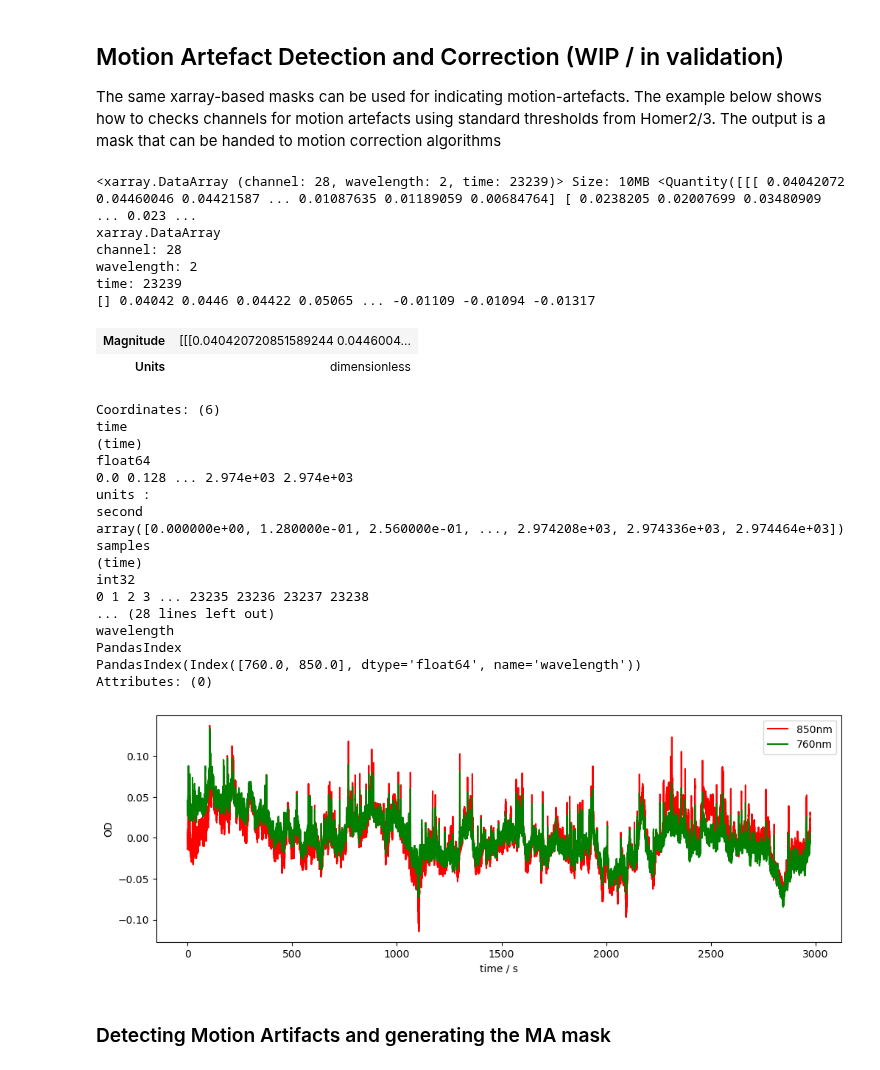
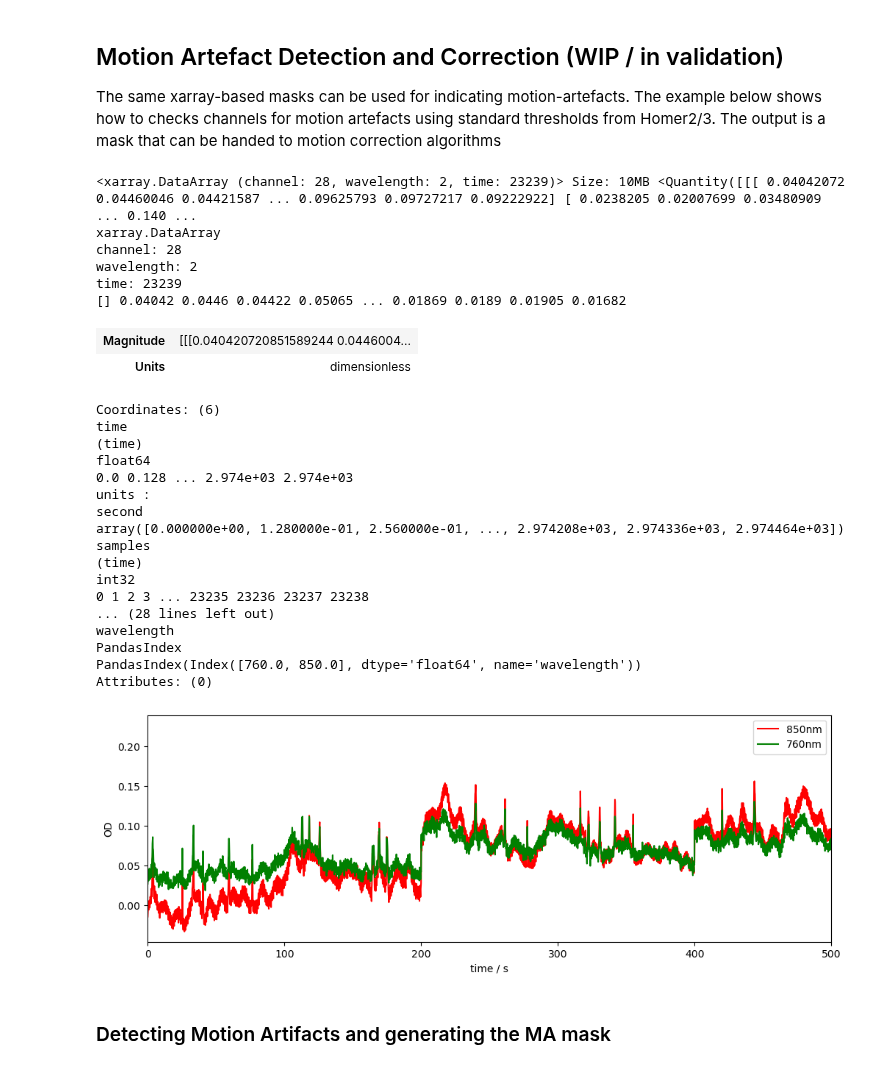
Before and after one commit to ibs-lab/cedalion, a Jupyter notebook: examples/signal_quality/22_motion_artefacts_and_correction.ipynb, the cells around one changed output. Saved outputs shown, nothing was run; the diff lists cells and outputs as text; code cells hidden in the pictures.

```diff
--- a/examples/signal_quality/22_motion_artefacts_and_correction.ipynb
+++ b/examples/signal_quality/22_motion_artefacts_and_correction.ipynb
@@ -22,8 +22,9 @@ rec = datasets.get_fingertapping()
 rec["od"] = cedalion.nirs.int2od(rec["amp"])
 
 # Add some synthetic spikes
-artifacts = {"spike": synthetic_artifact.gen_spike}
+artifacts = {"spike": synthetic_artifact.gen_spike, "bl_shift": synthetic_artifact.gen_bl_shift}
 timing = synthetic_artifact.random_events_perc(rec["od"].time, 0.01, ["spike"])
+timing = synthetic_artifact.add_event_timing([(200, 0), (400, 0)], 'bl_shift', None, timing)
 rec["od"] = synthetic_artifact.add_artifacts(rec["od"], timing, artifacts)
 
 # Plot some data for visual validation
@@ -31,37 +32,38 @@ f,ax = p.subplots(1,1, figsize=(12,4))
 ax.plot( rec["od"].time, rec["od"].sel(channel="S3D3", wavelength="850"), "r-", label="850nm")
 ax.plot( rec["od"].time, rec["od"].sel(channel="S3D3", wavelength="760"), "g-", label="760nm")
 p.legend()
+ax.set_xlim(0,500)
 ax.set_xlabel("time / s")
 ax.set_ylabel("OD")
 
 display(rec["od"])
 # %% [output]
-<xarray.DataArray (channel: 28, wavelength: 2, time: 23239)> Size: 10MB <Quantity([[[ 0.04042072 0.04460046 0.04421587 ... 0.01087635 0.01189059 0.00684764] [ 0.0238205 0.02007699 0.03480909 ... 0.023 ...
+<xarray.DataArray (channel: 28, wavelength: 2, time: 23239)> Size: 10MB <Quantity([[[ 0.04042072 0.04460046 0.04421587 ... 0.09625793 0.09727217 0.09222922] [ 0.0238205 0.02007699 0.03480909 ... 0.140 ...
 xarray.DataArray
 channel: 28
 wavelength: 2
 time: 23239
-[] 0.04042 0.0446 0.04422 0.05065 ... -0.01109 -0.01094 -0.01317
+[] 0.04042 0.0446 0.04422 0.05065 ... 0.01869 0.0189 0.01905 0.01682
 | Magnitude | [[[0.040420720851589244 0.0446004... |
 | Units | dimensionless |
 Coordinates: (6)
 time
 (time)
 float64
 0.0 0.128 ... 2.974e+03 2.974e+03
 units :
 second
 array([0.000000e+00, 1.280000e-01, 2.560000e-01, ..., 2.974208e+03, 2.974336e+03, 2.974464e+03])
 samples
 (time)
 int32
 0 1 2 3 ... 23235 23236 23237 23238
 ... (28 lines left out)
 wavelength
 PandasIndex
 PandasIndex(Index([760.0, 850.0], dtype='float64', name='wavelength'))
 Attributes: (0)
-[figure, old version]
+[figure, new version]
 # %% [markdown]
 ### Detecting Motion Artifacts and generating the MA mask
 # %%
```
Also changed, not shown: parts of 10 cells of this notebook, 3 other files.
